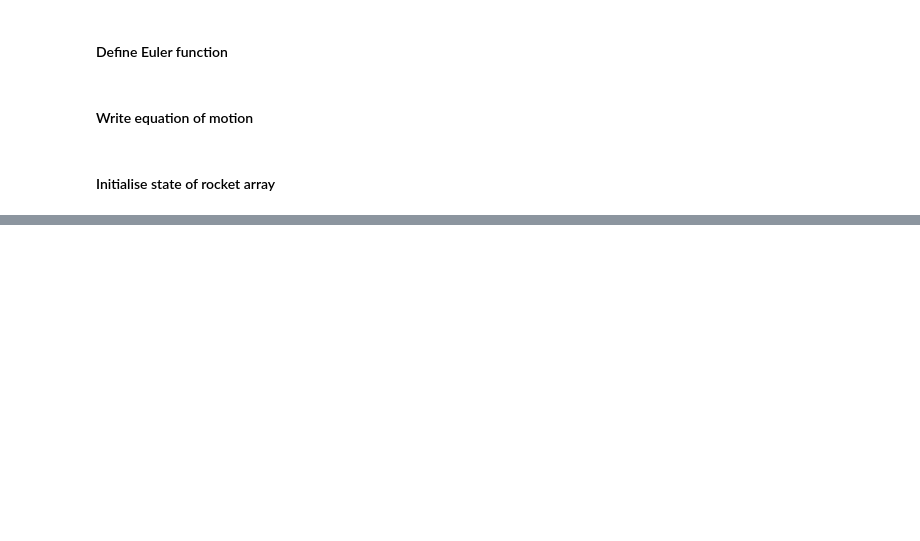
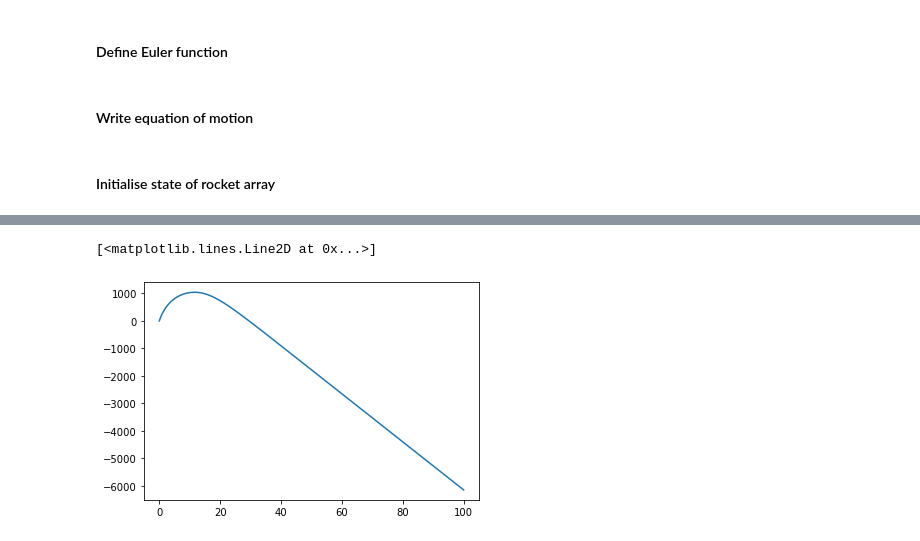
Before and after one commit to lmkaidel13/numerical-mooc, a Jupyter notebook: lessons/01_phugoid/Rocket_Assignment.ipynb, the cells around one changed output, grey strips where cells are left out. Drawn from its saved outputs; the diff is of its cells as text; code cells hidden in the pictures; blank space fills up the shorter version.

```diff
--- a/lessons/01_phugoid/Rocket_Assignment.ipynb
+++ b/lessons/01_phugoid/Rocket_Assignment.ipynb
@@ -178,7 +190,12 @@ def rocket(state):
     Returns  :
     derivs   : arrray of derivatives (v,e.o.m.)
     '''
-    derivs =np.array([state[1], -g+m_p_dot*v_e-0.5*rho*state[1]*abs(state[1])*A*C_D])
+    for i in range(len(m_p_dot)):
+        if(t[i]<=5):
+            derivs =np.array([state[1], -g+(m_p_dot[i]*v_e)/(m_s+m_p[i])-(0.5/(m_s+m_p[i]))*rho*state[1]*abs(state[1])*A*C_D])
+        else:
+            derivs=np.array([state[1],-g-(0.5/m_s)*rho*state[1]*abs(state[1])*A*C_D])
+
     return derivs
 # %% [markdown]
 #### Initialise state of rocket array
@@ -191,0 +220,5 @@ for i in range(N-1):
+# %%
+pyplot.plot(t,sol[:,0])
+# %% [output]
+[<matplotlib.lines.Line2D at 0x...>]
+[figure, added]
```
Also changed, not shown: parts of 5 cells of this notebook.
